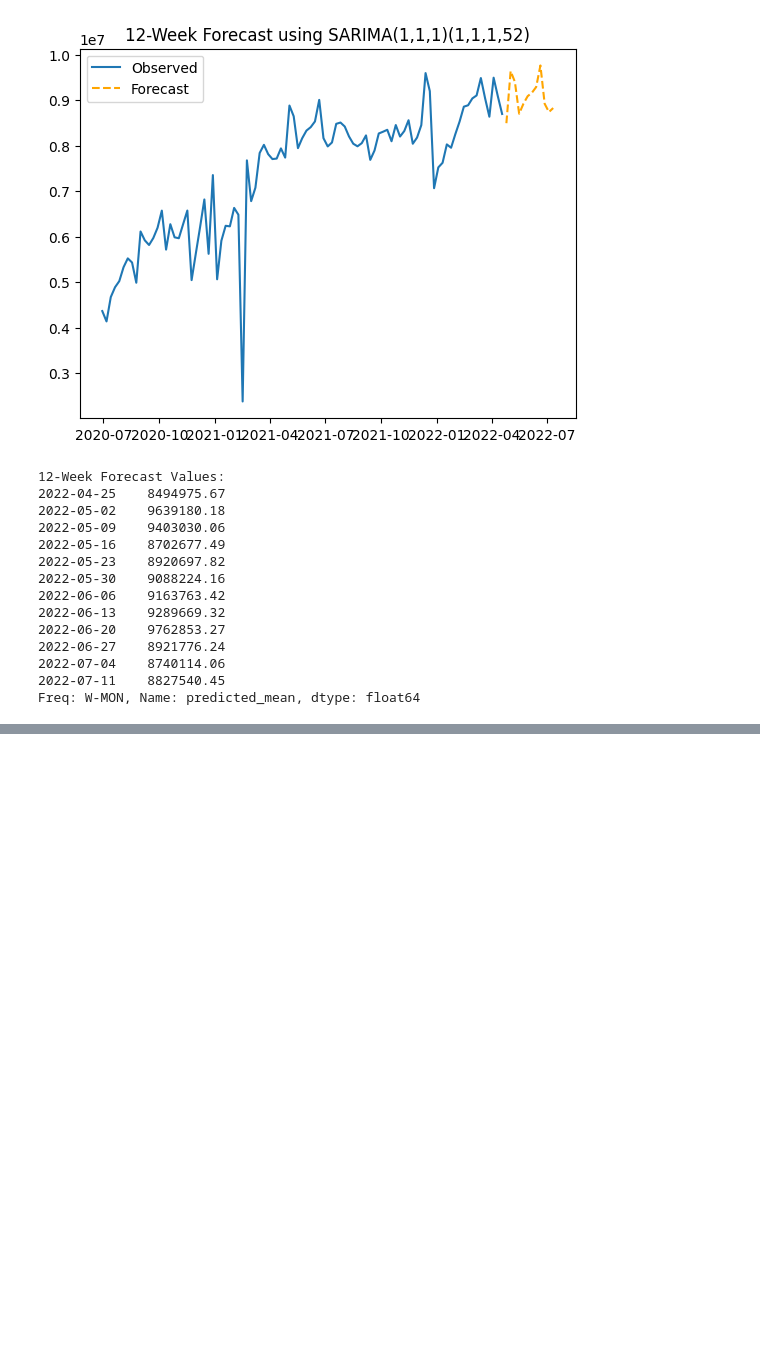
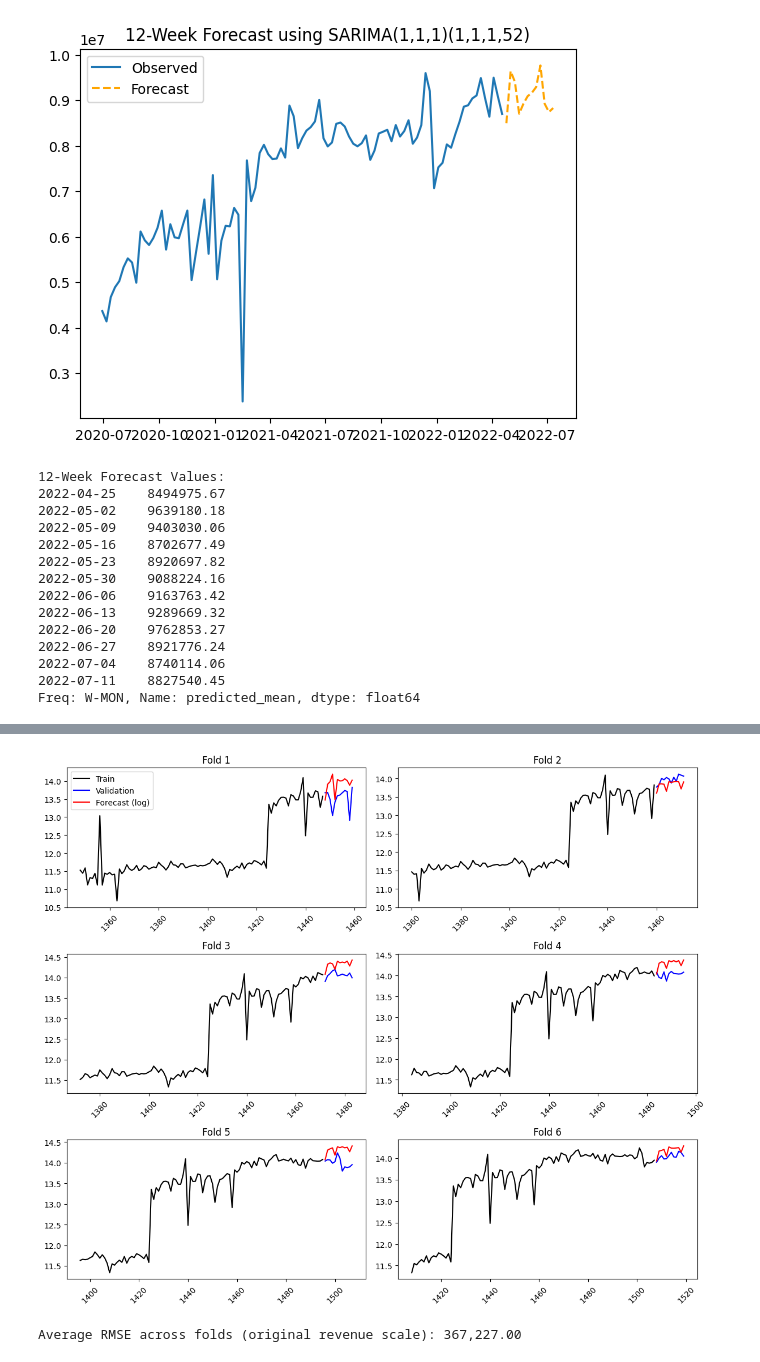
Before and after one commit to drtclem/Sysco, a Jupyter notebook: src/Houston.ipynb, the cells around one changed output, grey strips where cells are left out. Cells and saved outputs as stored; diff of their text form; code cells hidden in the pictures; blank space fills up the shorter version.

```diff
--- a/src/Houston.ipynb
+++ b/src/Houston.ipynb
@@ -408,0 +446,73 @@ forecast_df.to_csv("forecast_12_weeks.csv")
+# %%
+from sklearn.model_selection import TimeSeriesSplit
+from statsmodels.tsa.statespace.sarimax import SARIMAX
+from sklearn.metrics import mean_squared_error
+import numpy as np
+import matplotlib.pyplot as plt
+
+# Just sort by the index since 'week' is already set as index
+df_houston = df_houston.sort_index()
+
+# Optional sanity check
+print("Datetime index type:", type(df_houston.index))
+print("First few rows:", df_houston.head())
+
+# Parameters
+folds = 6
+forecast_horizon = 12
+model_order = 100  # min training size for SARIMA to stabilize
+
+# Holders
+validation_rmse_values = []
+predicted_values = []
+validation_values = []
+
+# Set up plots
+fig, axs = plt.subplots(3, 2, figsize=(12, 10))
+axs = axs.flatten()
+
+# TimeSeriesSplit
+tscv = TimeSeriesSplit(n_splits=folds, max_train_size=model_order, test_size=forecast_horizon)
+
+# Cross-validation loop
+for i, (train_idx, val_idx) in enumerate(tscv.split(df_houston)):
+
+    train = df_houston.iloc[train_idx]
+    val = df_houston.iloc[val_idx]
+
+    # Fit model
+    model = SARIMAX(train['log_revenue'], order=(0, 1, 1), seasonal_order=(0, 1, 1, 12))
+    results = model.fit(disp=False)
+    forecast = results.forecast(steps=len(val))
+
+    # Back-transform
+    forecast_exp = np.exp(forecast)
+    actual_exp = np.exp(val['log_revenue'])
+
+    # Save for global RMSE later
+    predicted_values.extend(forecast_exp)
+    validation_values.extend(actual_exp)
+
+    # Calculate RMSE for this fold
+    rmse = np.sqrt(mean_squared_error(actual_exp, forecast_exp))
+    validation_rmse_values.append(rmse)
+
+    # Plot
+    axs[i].plot(train.index, train['log_revenue'], label='Train', color='black')
+    axs[i].plot(val.index, val['log_revenue'], label='Validation', color='blue')
+    axs[i].plot(val.index, forecast, label='Forecast (log)', color='red')
+    axs[i].set_title(f'Fold {i+1}')
+    axs[i].tick_params(axis='x', labelrotation=45)
+
+    if i == 0:
+        axs[i].legend()
+
+plt.tight_layout()
+plt.show()
+
+# Final RMSE summary
+if validation_rmse_values:
+    print(f"\nAverage RMSE across folds (original revenue scale): {np.mean(validation_rmse_values):,.2f}")
+else:
+    print("\nNo valid RMSE values calculated.")
+# %% [output]
@@ -408,0 +533,2 @@ forecast_df.to_csv("forecast_12_weeks.csv")
+[figure, added]
+Average RMSE across folds (original revenue scale): 367,227.00
```
Also changed, not shown: parts of 5 cells of this notebook.
